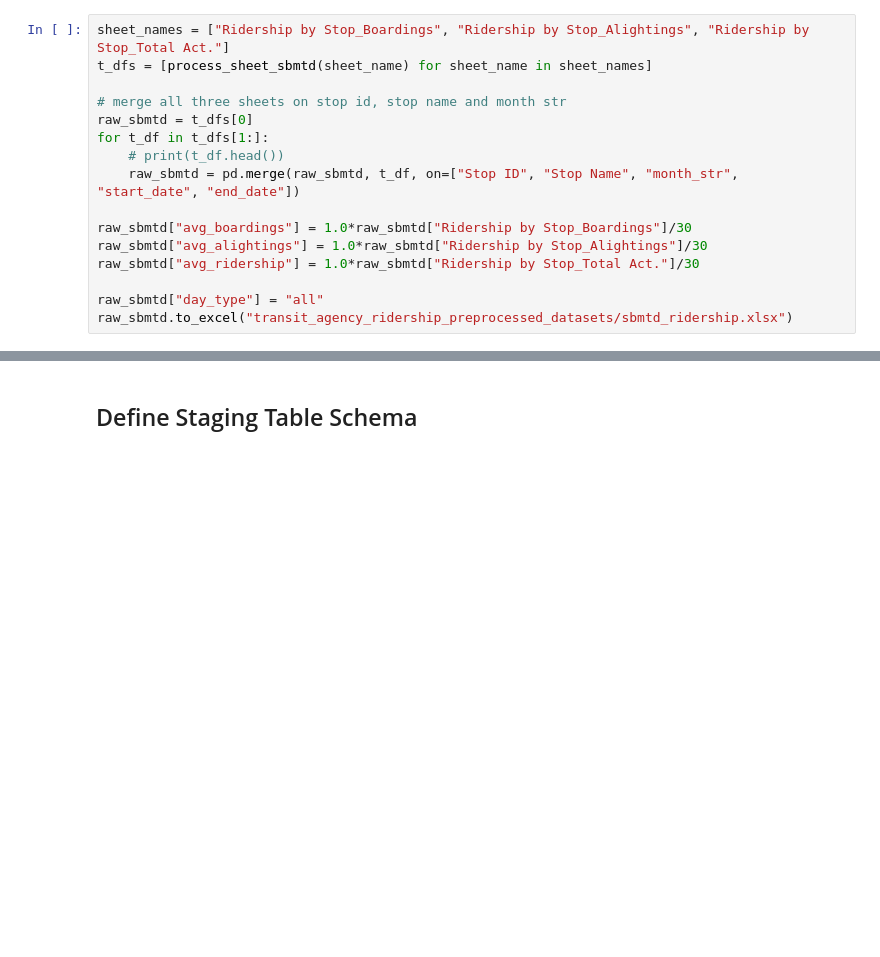
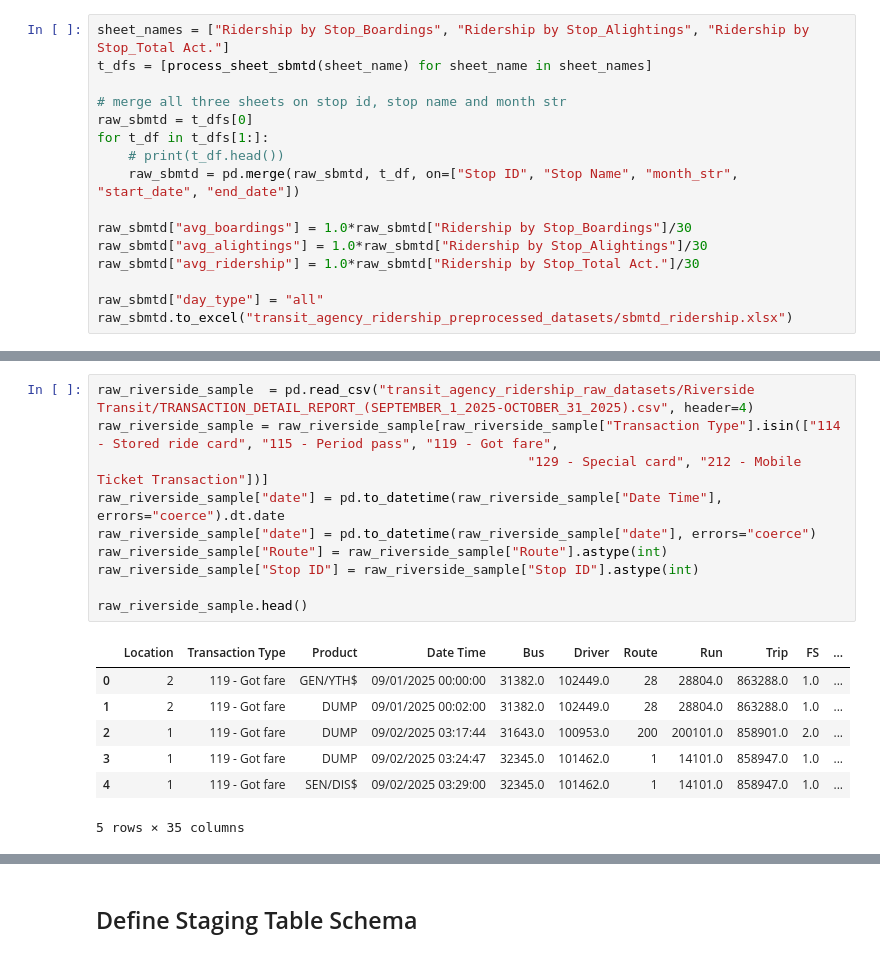
Before and after one commit to cal-itp/transit-ridership-analytics, a Jupyter notebook: Pre-process.ipynb, the cells around one changed output, grey strips where cells are left out. Saved outputs shown, nothing was run; the diff lists cells and outputs as text; blank space fills up the shorter version.

```diff
--- a/Pre-process.ipynb
+++ b/Pre-process.ipynb
@@ -982,0 +973,18 @@ raw_sbmtd.to_excel("transit_agency_ridership_preprocessed_datasets/sbmtd_ridersh
+# %%
+raw_riverside_sample  = pd.read_csv("transit_agency_ridership_raw_datasets/Riverside Transit/TRANSACTION_DETAIL_REPORT_(SEPTEMBER_1_2025-OCTOBER_31_2025).csv", header=4)
+raw_riverside_sample = raw_riverside_sample[raw_riverside_sample["Transaction Type"].isin(["114 - Stored ride card", "115 - Period pass", "119 - Got fare",
+                                                       "129 - Special card", "212 - Mobile Ticket Transaction"])]
+raw_riverside_sample["date"] = pd.to_datetime(raw_riverside_sample["Date Time"], errors="coerce").dt.date
+raw_riverside_sample["date"] = pd.to_datetime(raw_riverside_sample["date"], errors="coerce")
+raw_riverside_sample["Route"] = raw_riverside_sample["Route"].astype(int)
+raw_riverside_sample["Stop ID"] = raw_riverside_sample["Stop ID"].astype(int)
+
+raw_riverside_sample.head()
+# %% [output]
+|  | Location | Transaction Type | Product | Date Time | Bus | Driver | Route | Run | Trip | FS | ... |
+| 0 | 2 | 119 - Got fare | GEN/YTH$ | 09/01/2025 00:00:00 | 31382.0 | 102449.0 | 28 | 28804.0 | 863288.0 | 1.0 | ... |
+| 1 | 2 | 119 - Got fare | DUMP | 09/01/2025 00:02:00 | 31382.0 | 102449.0 | 28 | 28804.0 | 863288.0 | 1.0 | ... |
+| 2 | 1 | 119 - Got fare | DUMP | 09/02/2025 03:17:44 | 31643.0 | 100953.0 | 200 | 200101.0 | 858901.0 | 2.0 | ... |
+| 3 | 1 | 119 - Got fare | DUMP | 09/02/2025 03:24:47 | 32345.0 | 101462.0 | 1 | 14101.0 | 858947.0 | 1.0 | ... |
+| 4 | 1 | 119 - Got fare | SEN/DIS$ | 09/02/2025 03:29:00 | 32345.0 | 101462.0 | 1 | 14101.0 | 858947.0 | 1.0 | ... |
+5 rows × 35 columns
```
Also changed, not shown: parts of 13 cells of this notebook, 23 other files.
